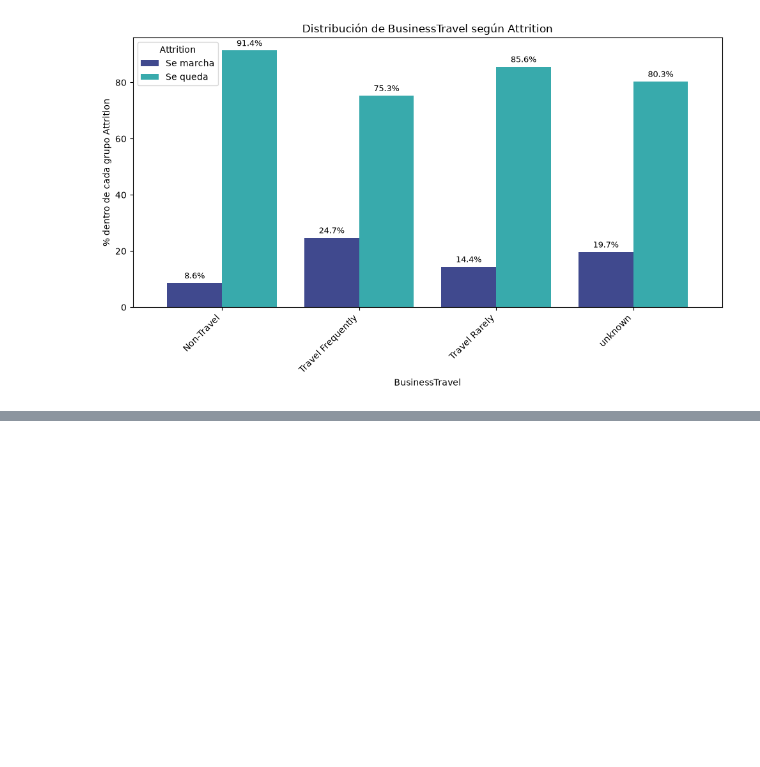
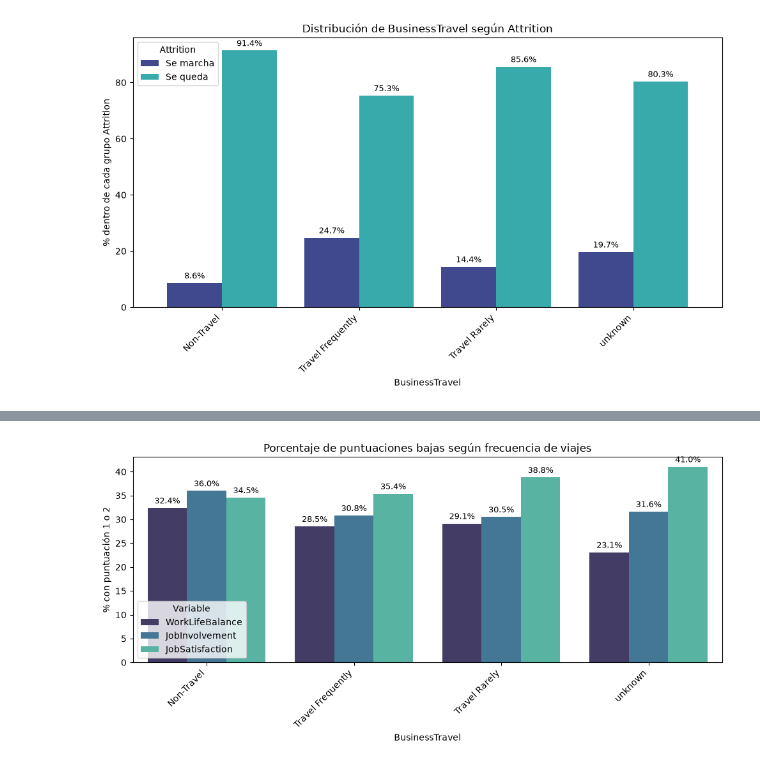
Before and after one commit to Adalab/project-da-promo-67-modulo-3-team-2, a Jupyter notebook: src/notebooks/03_Correlacion.ipynb, the cells around one changed output, grey strips where cells are left out. Saved outputs shown, nothing was run; the diff lists cells and outputs as text; code cells hidden in the pictures; blank space fills up the shorter version.

Commit message:
Nuevos analsis y graficos variables encuesta y business travel

```diff
--- a/src/notebooks/03_Correlacion.ipynb
+++ b/src/notebooks/03_Correlacion.ipynb
@@ -722,0 +751,20 @@ grafico_barras_attrition('BusinessTravel', bins=0, orden=None)
+# %%
+#Dentro de cada tipo de viaje, ¿qué porcentaje de empleados puntúa bajo en WorkLifeBalance, JobInvolvement o JobSatisfaction?
+
+variables_encuesta = ["WorkLifeBalance", "JobInvolvement", "JobSatisfaction"]
+
+resumen_bajas_travel = []
+
+for variable in variables_encuesta:
+    tabla = (
+        df_final.groupby("BusinessTravel")[variable]
+        .apply(lambda x: x.isin([1, 2]).mean() * 100)
+        .reset_index(name="% puntuación baja")
+    )
+
+    tabla["variable"] = variable
+    resumen_bajas_travel.append(tabla)
+
+resumen_bajas_travel = pd.concat(resumen_bajas_travel, ignore_index=True)
+
+resumen_bajas_travel.round(1)
@@ -722,0 +785,24 @@ grafico_barras_attrition('BusinessTravel', bins=0, orden=None)
+# %%
+plt.figure(figsize=(10, 5))
+
+sns.barplot(
+    data=resumen_bajas_travel,
+    x="BusinessTravel",
+    y="% puntuación baja",
+    hue="variable",
+    palette="mako"
+)
+
+plt.title("Porcentaje de puntuaciones bajas según frecuencia de viajes")
+plt.xlabel("BusinessTravel")
+plt.ylabel("% con puntuación 1 o 2")
+plt.xticks(rotation=45, ha="right")
+plt.legend(title="Variable")
+
+for container in plt.gca().containers:
+    plt.bar_label(container, fmt="%.1f%%", fontsize=9, padding=3)
+
+plt.tight_layout()
+plt.show()
+# %% [output]
+[figure, added]
```
Also changed, not shown: parts of 16 cells of this notebook, 1 other file.
